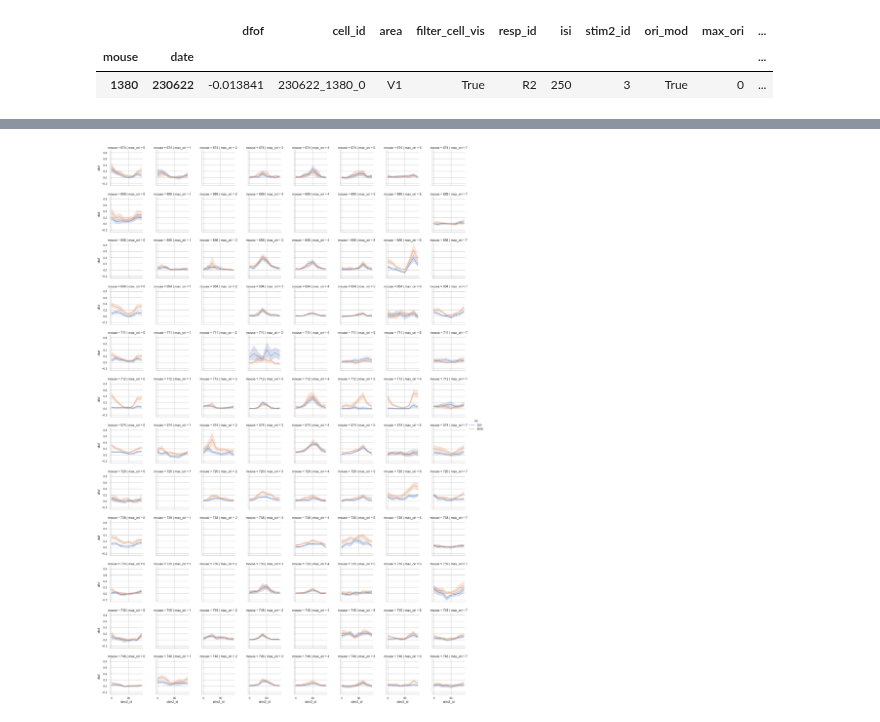
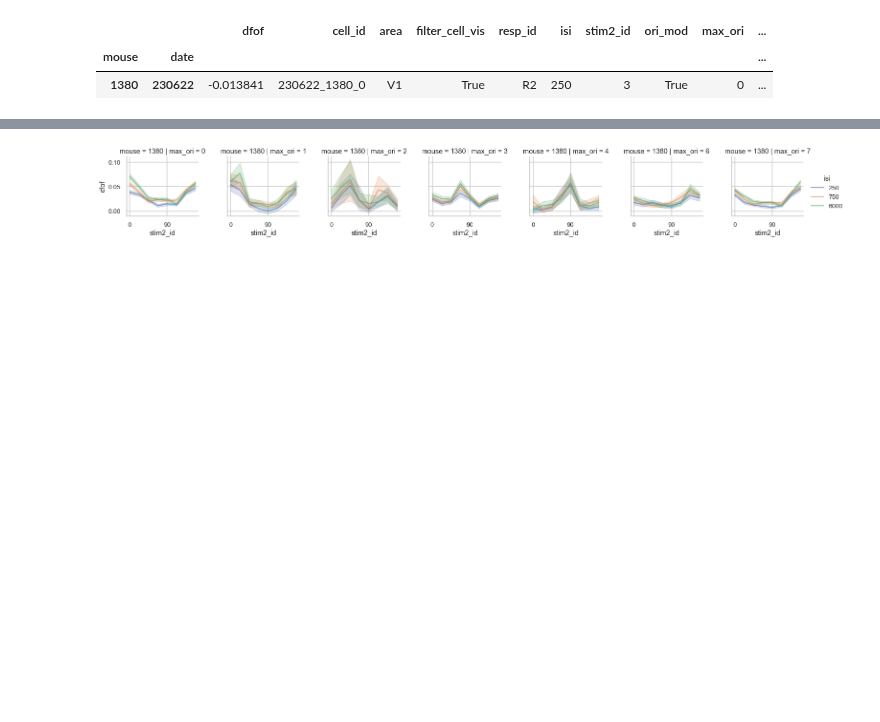
Before and after one commit to lanluo9/inter, a Jupyter notebook: scripts/ipynb/tuning_bias_multisess.ipynb, the cells around one changed output, grey strips where cells are left out. Drawn from its saved outputs; the diff is of its cells as text; code cells hidden in the pictures; blank space fills up the shorter version.

```diff
--- a/scripts/ipynb/tuning_bias_multisess.ipynb
+++ b/scripts/ipynb/tuning_bias_multisess.ipynb
@@ -606,7 +606,8 @@ df_filter = df_lineplot[(df_lineplot.area == 'V1') # check V1 only
                        ]
 
 sns.set(font_scale=0.8, context='talk', style='whitegrid')
-g = sns.FacetGrid(df_filter, row="max_ori_dist", hue="isi")
+g = sns.FacetGrid(df_filter, col="max_ori_dist", hue="isi")
+
 g.map_dataframe(sns.lineplot, x="stim2_id", y="dfof", alpha=0.6)
 g.figure.subplots_adjust(wspace=0.4, hspace=0.3)
 g.add_legend();
@@ -844,13 +852,13 @@ plt.savefig(dir_fig + 'Fig2D Jin2019.pdf', bbox_inches='tight')
 # %%
 sns.set(font_scale=0.8, context='talk', style='whitegrid')
 # g = sns.FacetGrid(df_filter, col="area", row="max_ori", hue="isi")
-g = sns.FacetGrid(df_filter, col="max_ori", row="mouse", hue="isi")
+g = sns.FacetGrid(df_filter, col="max_ori", hue="isi")
 g.map_dataframe(sns.lineplot, x="stim2_id", y="dfof", alpha=0.6)
 g.figure.subplots_adjust(wspace=0.4, hspace=0.3)
 g.add_legend();
 
 for ax in g.axes.flat:
     ax.set_xticks([0, 4])
     ax.set_xticklabels(['0', '90'])
 # %% [output]
-[figure, old version]
+[figure, new version]
```
Also changed, not shown: parts of 13 cells of this notebook, 3 other files.
